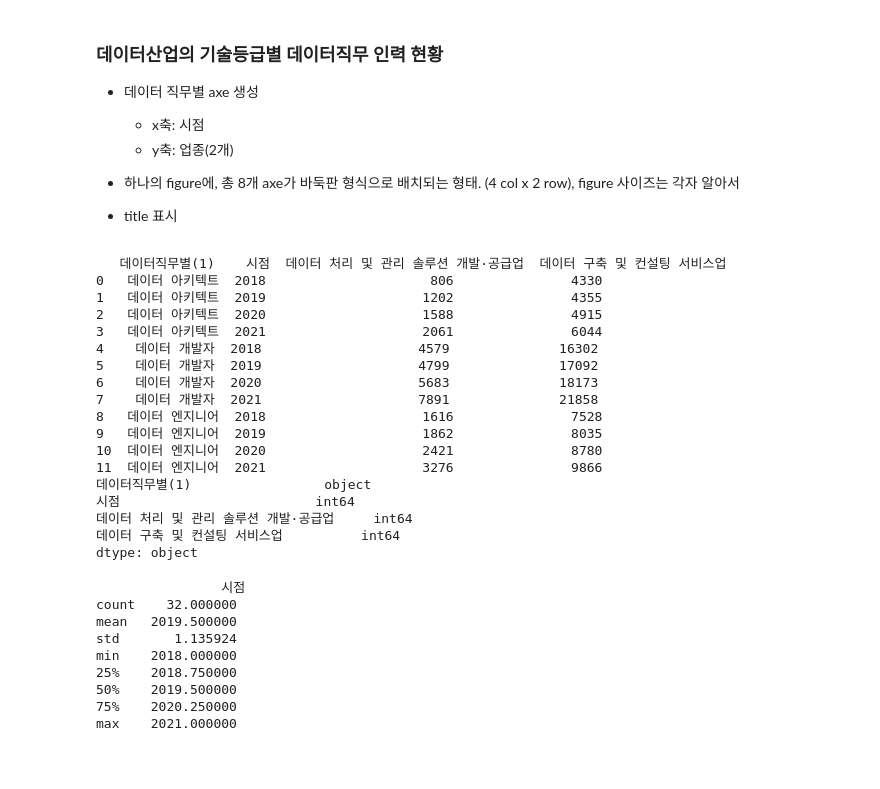
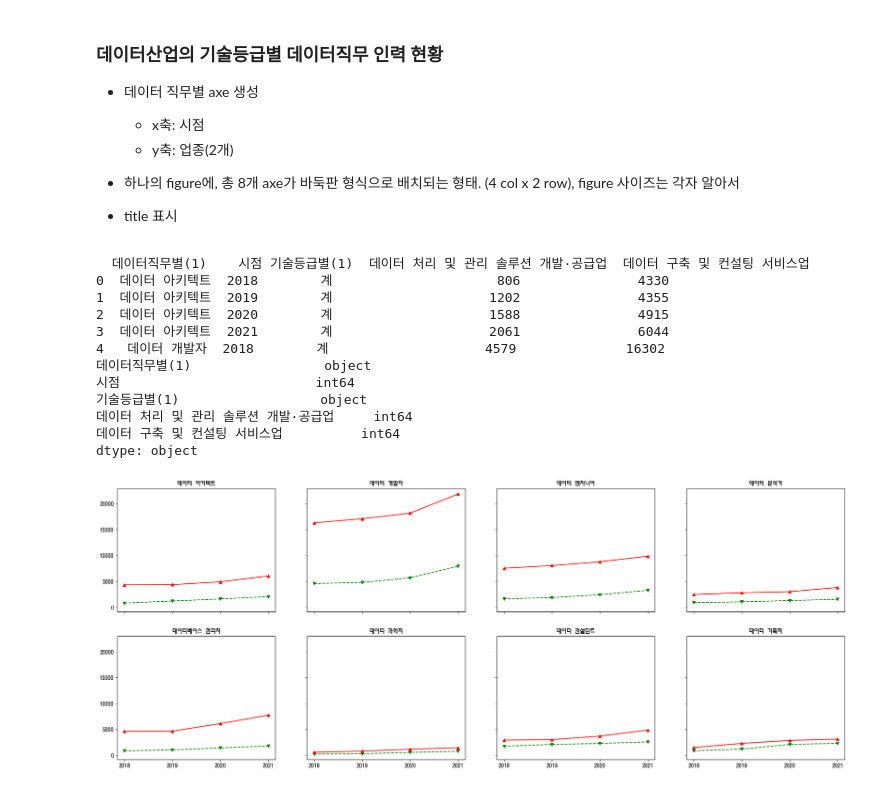
Before and after one commit to naocod/AWS_Python, a Jupyter notebook: Day23_data_work.ipynb, the cells around one changed output. Drawn from its saved outputs; the diff is of its cells as text; code cells hidden in the pictures; blank space fills up the shorter version.

```diff
--- a/Day23_data_work.ipynb
+++ b/Day23_data_work.ipynb
@@ -12,45 +12,48 @@ import pandas as pd
 import matplotlib.pyplot as plt
 import matplotlib
 
+current_font_list = matplotlib.rcParams['font.family']
+
+font_path = "C:\Windows\Fonts\HMFMMUEX.TTC"
+kfont = matplotlib.font_manager.FontProperties(fname=font_path).get_name()
+matplotlib.rcParams['font.family'] = [kfont] + current_font_list
 
 pd_data = pd.read_csv('데이터산업의_기술등급별_데이터직무_인력_현황_20230303160503.csv', encoding='cp949')
 # pd_data = pd_data['데이터직무별(1)', '시점']
-col_selection = ['데이터직무별(1)', '시점', '데이터 처리 및 관리 솔루션 개발·공급업', '데이터 구축 및 컨설팅 서비스업']
-pd_data = pd_data[col_selection]
-print(pd_data.head(12))
+# col_selection = ['데이터직무별(1)', '시점', '데이터 처리 및 관리 솔루션 개발·공급업', '데이터 구축 및 컨설팅 서비스업']
+# pd_data = pd_data[col_selection]
+print(pd_data.head())
 print(pd_data.dtypes)
 # %% [output]
-   데이터직무별(1)    시점  데이터 처리 및 관리 솔루션 개발·공급업  데이터 구축 및 컨설팅 서비스업
-0   데이터 아키텍트  2018                     806               4330
-1   데이터 아키텍트  2019                    1202               4355
-2   데이터 아키텍트  2020                    1588               4915
-3   데이터 아키텍트  2021                    2061               6044
-4    데이터 개발자  2018                    4579              16302
-5    데이터 개발자  2019                    4799              17092
-6    데이터 개발자  2020                    5683              18173
-7    데이터 개발자  2021                    7891              21858
-8   데이터 엔지니어  2018                    1616               7528
-9   데이터 엔지니어  2019                    1862               8035
-10  데이터 엔지니어  2020                    2421               8780
-11  데이터 엔지니어  2021                    3276               9866
+  데이터직무별(1)    시점 기술등급별(1)  데이터 처리 및 관리 솔루션 개발·공급업  데이터 구축 및 컨설팅 서비스업
+0  데이터 아키텍트  2018        계                     806               4330
+1  데이터 아키텍트  2019        계                    1202               4355
+2  데이터 아키텍트  2020        계                    1588               4915
+3  데이터 아키텍트  2021        계                    2061               6044
+4   데이터 개발자  2018        계                    4579              16302
 데이터직무별(1)                 object
 시점                         int64
+기술등급별(1)                  object
 데이터 처리 및 관리 솔루션 개발·공급업     int64
 데이터 구축 및 컨설팅 서비스업          int64
 dtype: object
 # %%
-filter1 = pd_data['데이터직무별(1)'] == '데이터 아키텍트'
-arch_data = pd_data[filter1]
+# filter1 = pd_data['데이터직무별(1)'] == '데이터 아키텍트'
+# arch_data = pd_data[filter1]
 
-_, axe = plt.subplots()
-axe.plot(arch_data['시점'], arch_data)
+# _, axe = plt.subplots()
+# axe.plot(arch_data['시점'], arch_data)
-# %% [output]
-                시점
-count    32.000000
-mean   2019.500000
-std       1.135924
-min    2018.000000
-25%    2018.750000
-50%    2019.500000
-75%    2020.250000
-max    2021.000000
+# %%
+fig, axes = plt.subplots(2, 4, figsize = (6.4 * 4, 4.8 * 2), sharey=True, sharex=True)
+col_names = pd_data.columns[-2:]
+
+for i, n in enumerate (pd_data['데이터직무별(1)'].unique()):
+    filter1 = pd_data['데이터직무별(1)'] == n
+    xs = pd_data.loc[filter1, '시점']
+    ys = pd_data.loc[filter1, col_names]
+    ax = axes[i // 4, i % 4]
+    ax.set_title(n)
+    ax.plot(xs.astype('str'), ys.iloc[:, 0], 'gv--')
+    ax.plot(xs.astype('str'), ys.iloc[:, 1], 'r^-')
+# %% [output]
+[figure, added]
```
Also changed, not shown: 22 other files.
